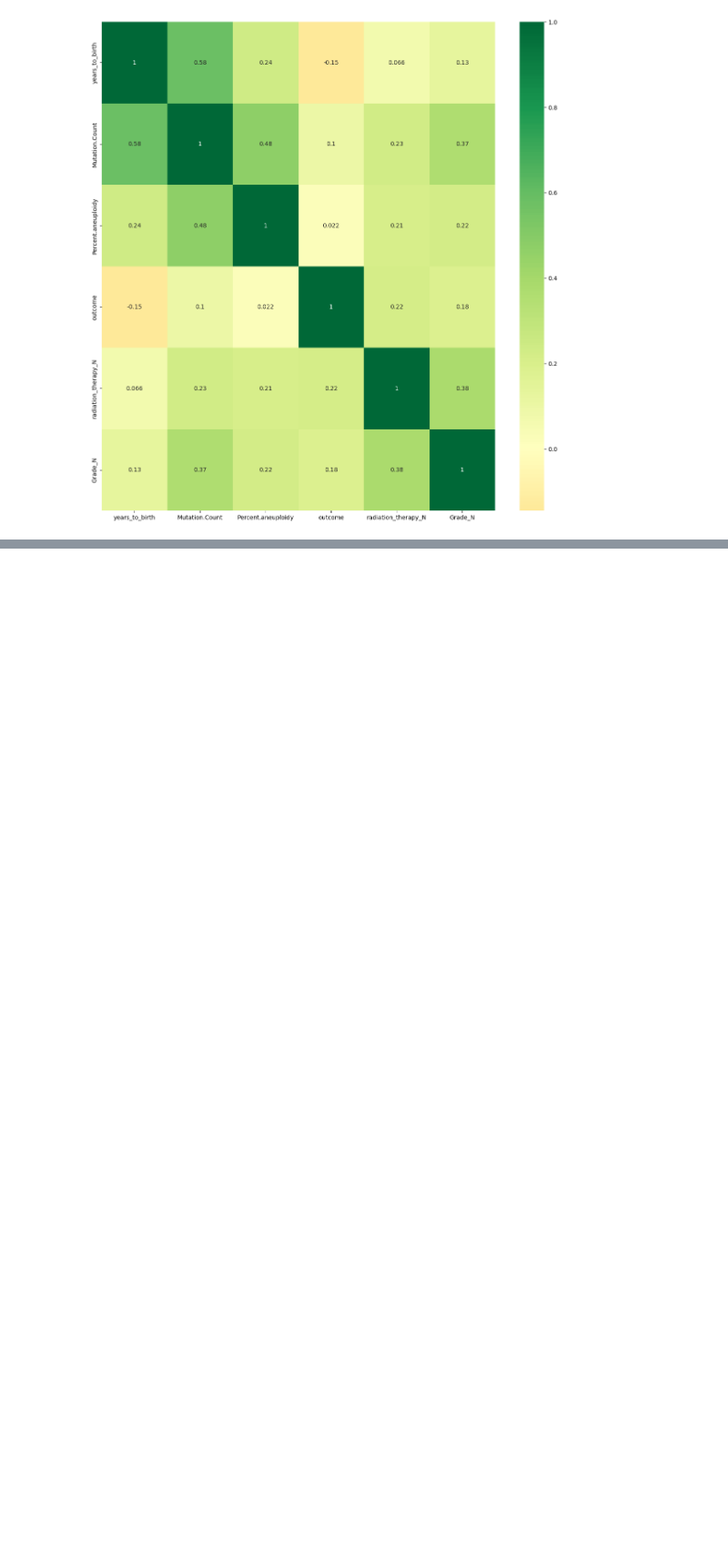
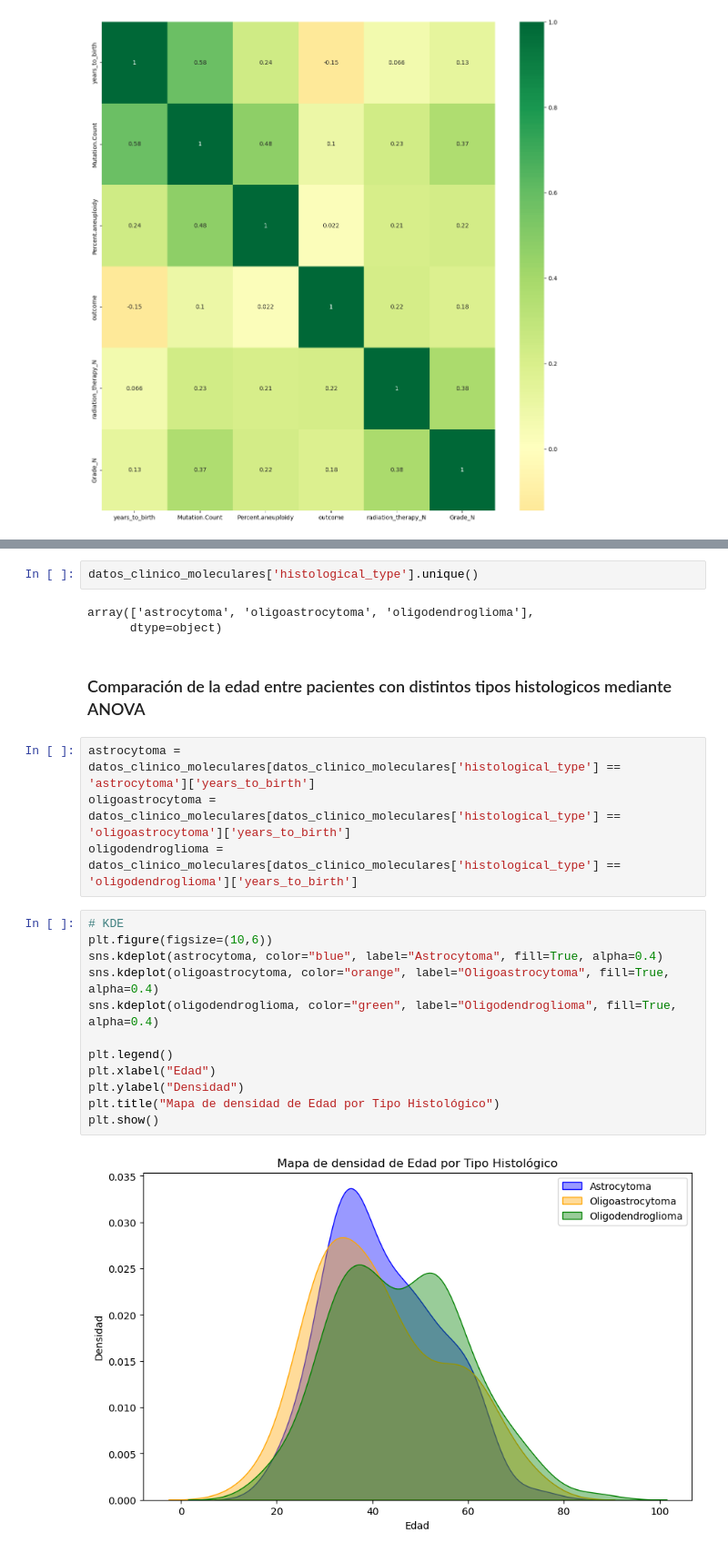
Before and after one commit to Alexis-martinezr/An-lisis-multiomicos, a Jupyter notebook: Análisis multi-ómico de gliomas difusos/Análisis de Datos Clínicos y Moleculares en Gliomas Difusos.ipynb, the cells around one changed output, grey strips where cells are left out. Shown at 91% size. Cells and saved outputs as stored; diff of their text form; blank space fills up the shorter version.

```diff
--- a/Análisis multi-ómico de gliomas difusos/Análisis de Datos Clínicos y Moleculares en Gliomas Difusos.ipynb
+++ b/Análisis multi-ómico de gliomas difusos/Análisis de Datos Clínicos y Moleculares en Gliomas Difusos.ipynb
@@ -286,0 +425,25 @@ sns.heatmap(corr_datos_clinico, cmap='RdYlGn', center=0, annot =True)
+# %%
+datos_clinico_moleculares['histological_type'].unique()
+# %% [output]
+array(['astrocytoma', 'oligoastrocytoma', 'oligodendroglioma'],
+      dtype=object)
+# %% [markdown]
+### Comparación de la edad entre pacientes con distintos tipos histologicos mediante ANOVA
+# %%
+astrocytoma = datos_clinico_moleculares[datos_clinico_moleculares['histological_type'] == 'astrocytoma']['years_to_birth']
+oligoastrocytoma = datos_clinico_moleculares[datos_clinico_moleculares['histological_type'] == 'oligoastrocytoma']['years_to_birth']
+oligodendroglioma = datos_clinico_moleculares[datos_clinico_moleculares['histological_type'] == 'oligodendroglioma']['years_to_birth']
+# %%
+# KDE
+plt.figure(figsize=(10,6))
+sns.kdeplot(astrocytoma, color="blue", label="Astrocytoma", fill=True, alpha=0.4)
+sns.kdeplot(oligoastrocytoma, color="orange", label="Oligoastrocytoma", fill=True, alpha=0.4)
+sns.kdeplot(oligodendroglioma, color="green", label="Oligodendroglioma", fill=True, alpha=0.4)
+
+plt.legend()
+plt.xlabel("Edad")
+plt.ylabel("Densidad")
+plt.title("Mapa de densidad de Edad por Tipo Histológico")
+plt.show()
+# %% [output]
+[figure, added]
```
Also changed, not shown: parts of 59 cells of this notebook, 11 other files.
